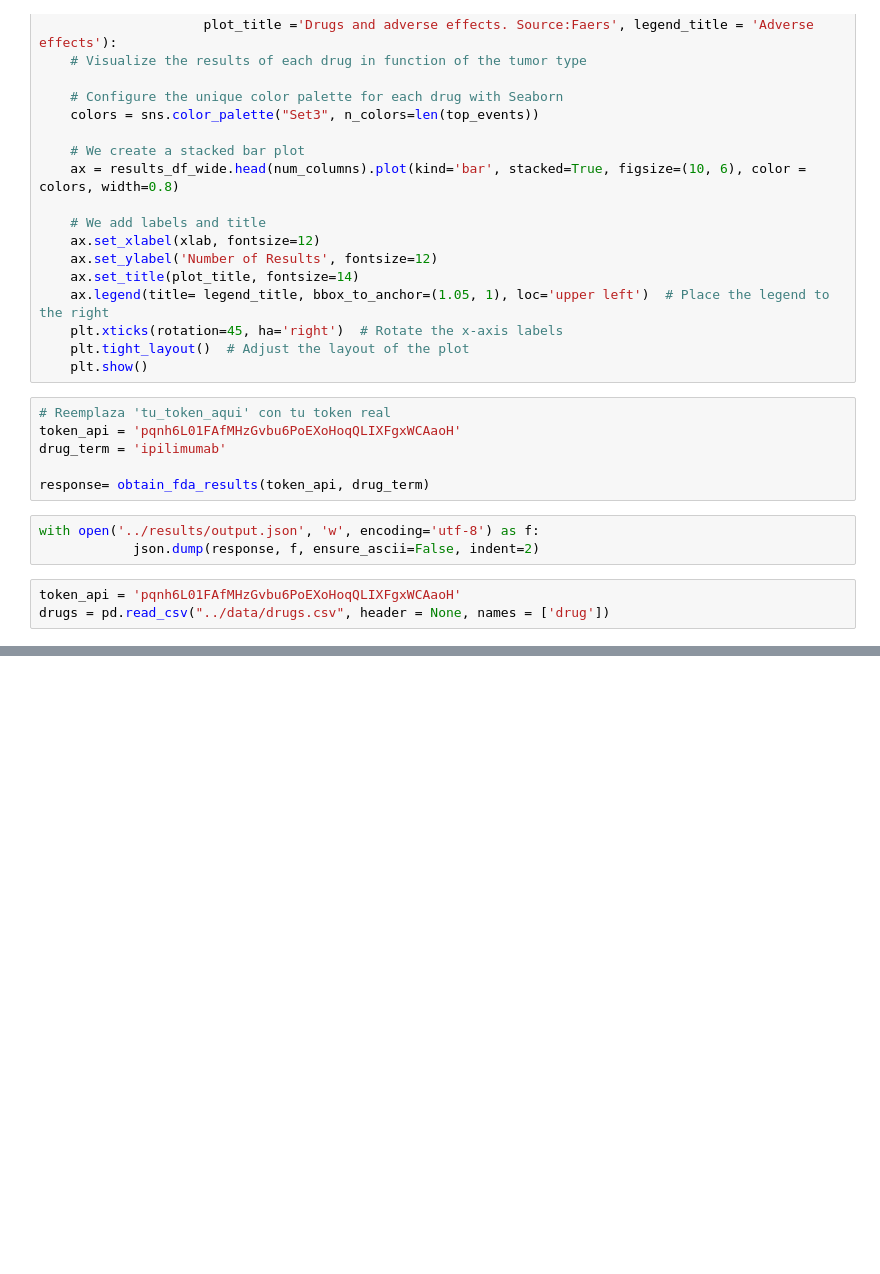
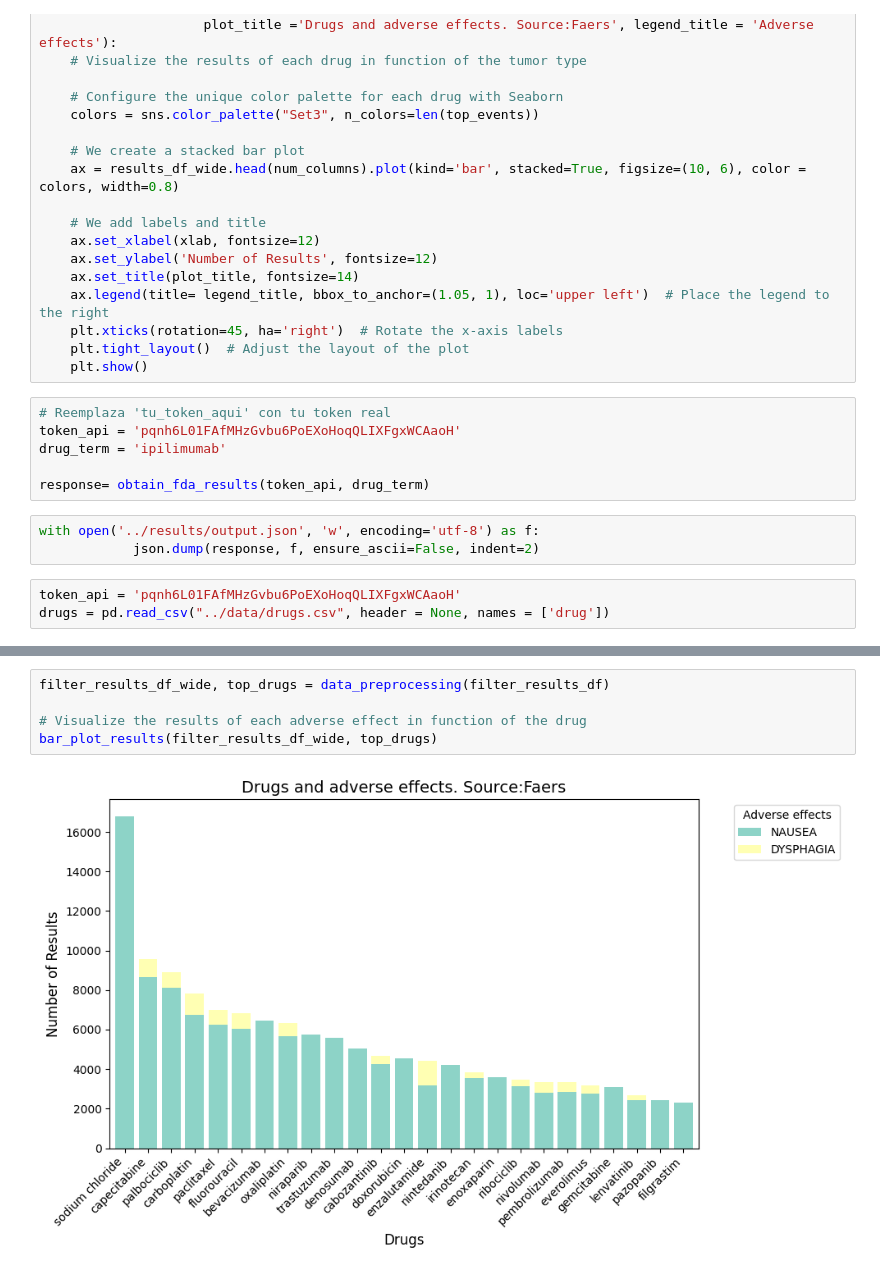
Before and after one commit to bmascat/pharmacovigilance-literature-mining, a Jupyter notebook: notebooks/openFDA.ipynb, the cells around one changed output, grey strips where cells are left out. Cells and saved outputs as stored; diff of their text form; blank space fills up the shorter version.

```diff
--- a/notebooks/openFDA.ipynb
+++ b/notebooks/openFDA.ipynb
@@ -183 +193,8 @@ results_df[results_df['term'].str.lower().isin([adverse_effect.lower() for adver
+# %%
+filter_results_df_wide, top_drugs = data_preprocessing(filter_results_df)
+
+# Visualize the results of each adverse effect in function of the drug
+bar_plot_results(filter_results_df_wide, top_drugs)
+# %% [output]
+[figure, added]
 # %%
```
Also changed, not shown: parts of 10 cells of this notebook, 13 other files.
